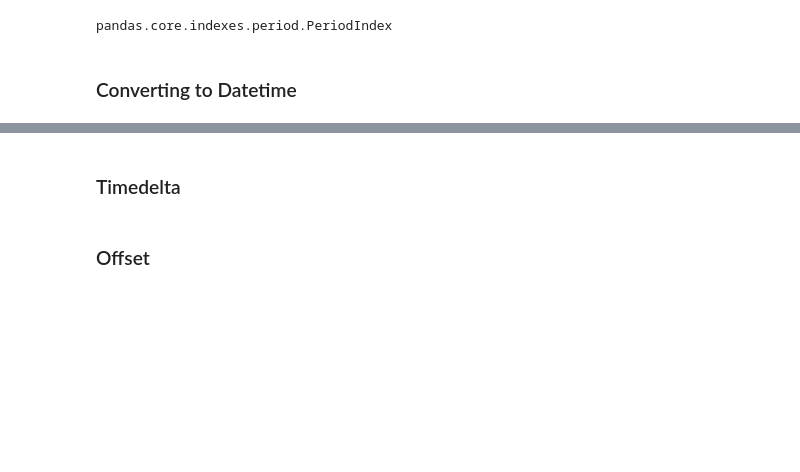
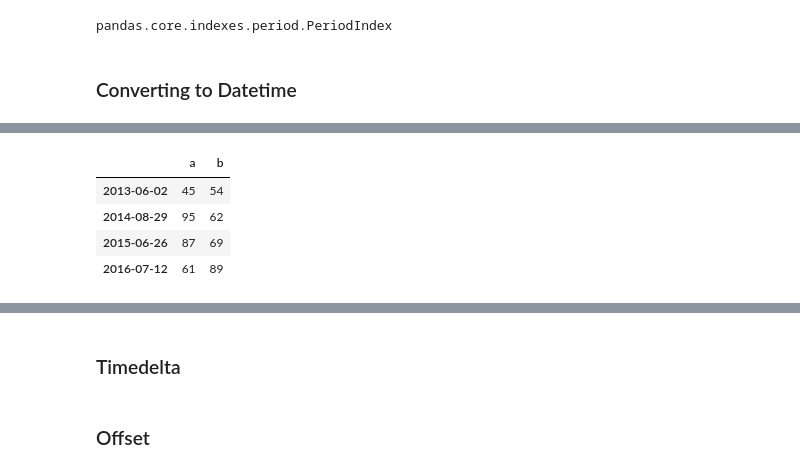
Before and after one commit to irinavalenzuela/Applied-Data-Science-Python, a Jupyter notebook: Week3_dataprocessing.ipynb, the cells around one changed output, grey strips where cells are left out. Saved outputs shown, nothing was run; the diff lists cells and outputs as text; code cells hidden in the pictures; blank space fills up the shorter version.

```diff
--- a/Week3_dataprocessing.ipynb
+++ b/Week3_dataprocessing.ipynb
@@ -1270,5 +1279,13 @@ pandas.core.indexes.period.PeriodIndex
 # %%
 # Using pandas to_datetime, pandas will try to convert these to Datetime and put them in a standard format.
+ts3.index = pd.to_datetime(ts3.index)
+ts3
+# %% [output]
+|  | a | b |
+| 2013-06-02 | 45 | 54 |
+| 2014-08-29 | 95 | 62 |
+| 2015-06-26 | 87 | 69 |
+| 2016-07-12 | 61 | 89 |
 # %%
 # to_datetime also() has options to change the date parse order. For example, we
 # can pass in the argument dayfirst = True to parse the date in European date.
```
Also changed, not shown: parts of 2 cells of this notebook.
